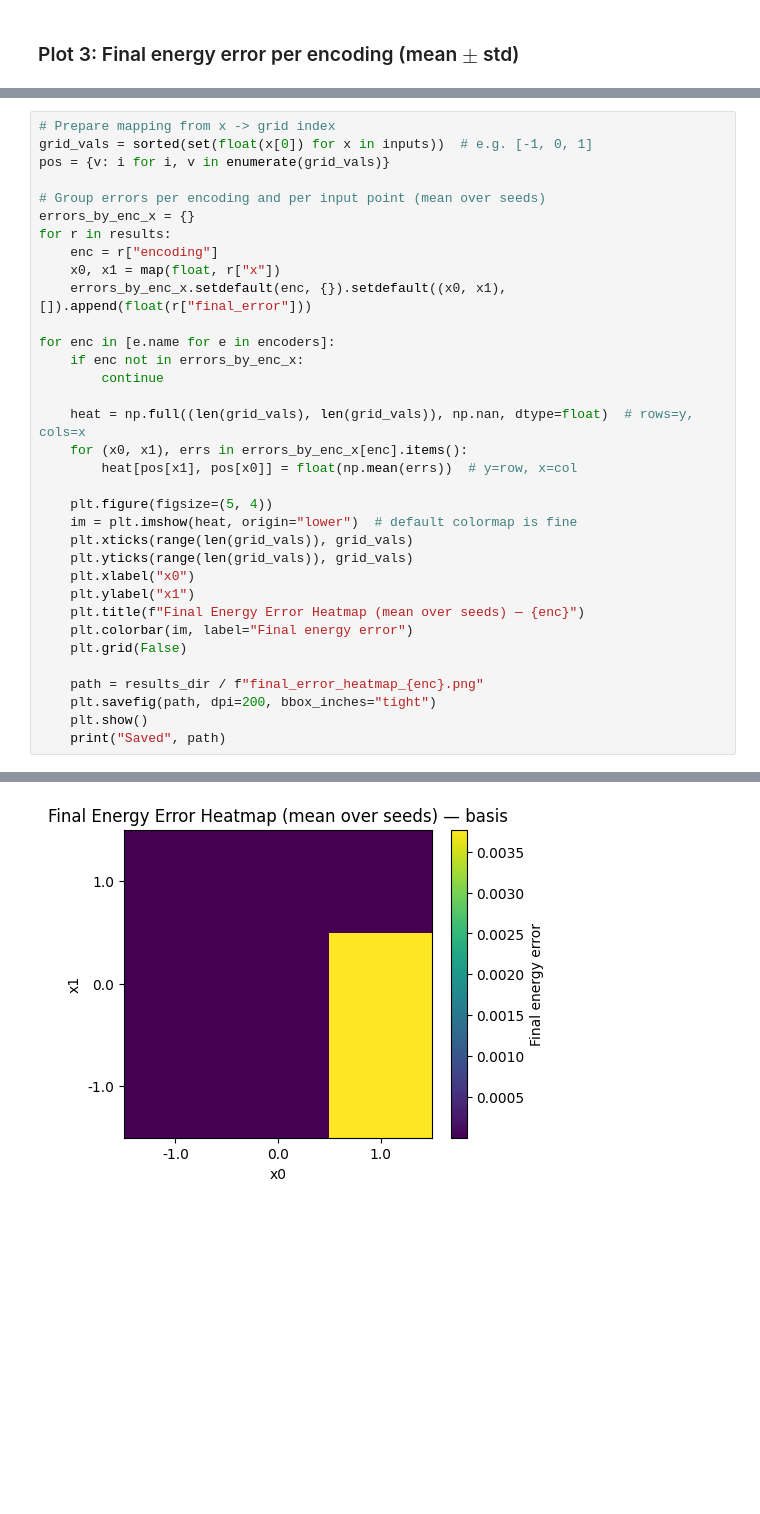
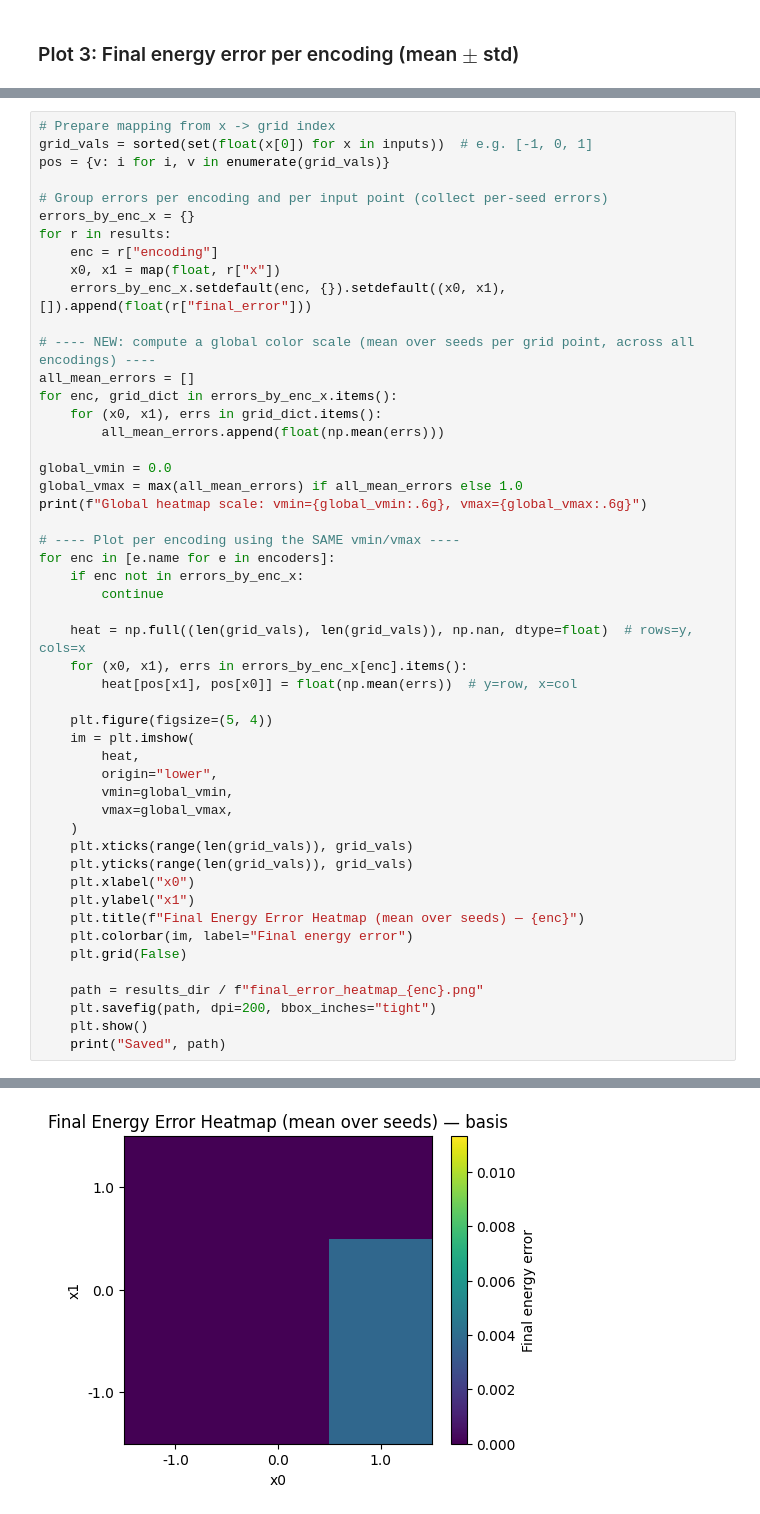
Before and after one commit to lucas937-code/fqc-final-project, a Jupyter notebook: notebooks/01_vqe_encoding_compare.ipynb, the cells around one changed output, grey strips where cells are left out. Cells and saved outputs as stored; diff of their text form; blank space fills up the shorter version.

Commit message:
Improved plots

```diff
--- a/notebooks/01_vqe_encoding_compare.ipynb
+++ b/notebooks/01_vqe_encoding_compare.ipynb
@@ -215,13 +227,24 @@ Saved /home/lucas/uni/semester5/fqc/final_project/results/vqe/final_error_bar.pn
 grid_vals = sorted(set(float(x[0]) for x in inputs))  # e.g. [-1, 0, 1]
 pos = {v: i for i, v in enumerate(grid_vals)}
 
-# Group errors per encoding and per input point (mean over seeds)
+# Group errors per encoding and per input point (collect per-seed errors)
 errors_by_enc_x = {}
 for r in results:
     enc = r["encoding"]
     x0, x1 = map(float, r["x"])
     errors_by_enc_x.setdefault(enc, {}).setdefault((x0, x1), []).append(float(r["final_error"]))
 
+# ---- NEW: compute a global color scale (mean over seeds per grid point, across all encodings) ----
+all_mean_errors = []
+for enc, grid_dict in errors_by_enc_x.items():
+    for (x0, x1), errs in grid_dict.items():
+        all_mean_errors.append(float(np.mean(errs)))
+
+global_vmin = 0.0
+global_vmax = max(all_mean_errors) if all_mean_errors else 1.0
+print(f"Global heatmap scale: vmin={global_vmin:.6g}, vmax={global_vmax:.6g}")
+
+# ---- Plot per encoding using the SAME vmin/vmax ----
 for enc in [e.name for e in encoders]:
     if enc not in errors_by_enc_x:
         continue
@@ -231,7 +254,12 @@ for enc in [e.name for e in encoders]:
         heat[pos[x1], pos[x0]] = float(np.mean(errs))  # y=row, x=col
 
     plt.figure(figsize=(5, 4))
-    im = plt.imshow(heat, origin="lower")  # default colormap is fine
+    im = plt.imshow(
+        heat,
+        origin="lower",
+        vmin=global_vmin,
+        vmax=global_vmax,
+    )
     plt.xticks(range(len(grid_vals)), grid_vals)
     plt.yticks(range(len(grid_vals)), grid_vals)
     plt.xlabel("x0")
@@ -248 +277 @@ for enc in [e.name for e in encoders]:
-[figure, old version]
+[figure, new version]
```
Also changed, not shown: parts of 6 cells of this notebook, 7 other files.
